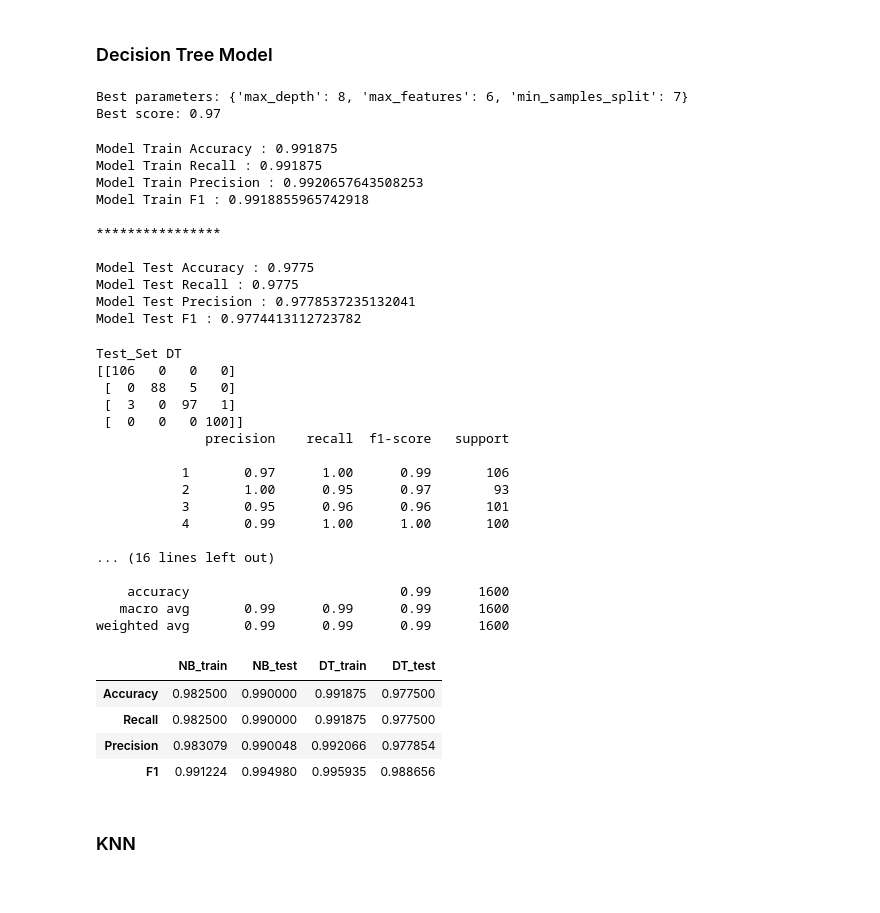
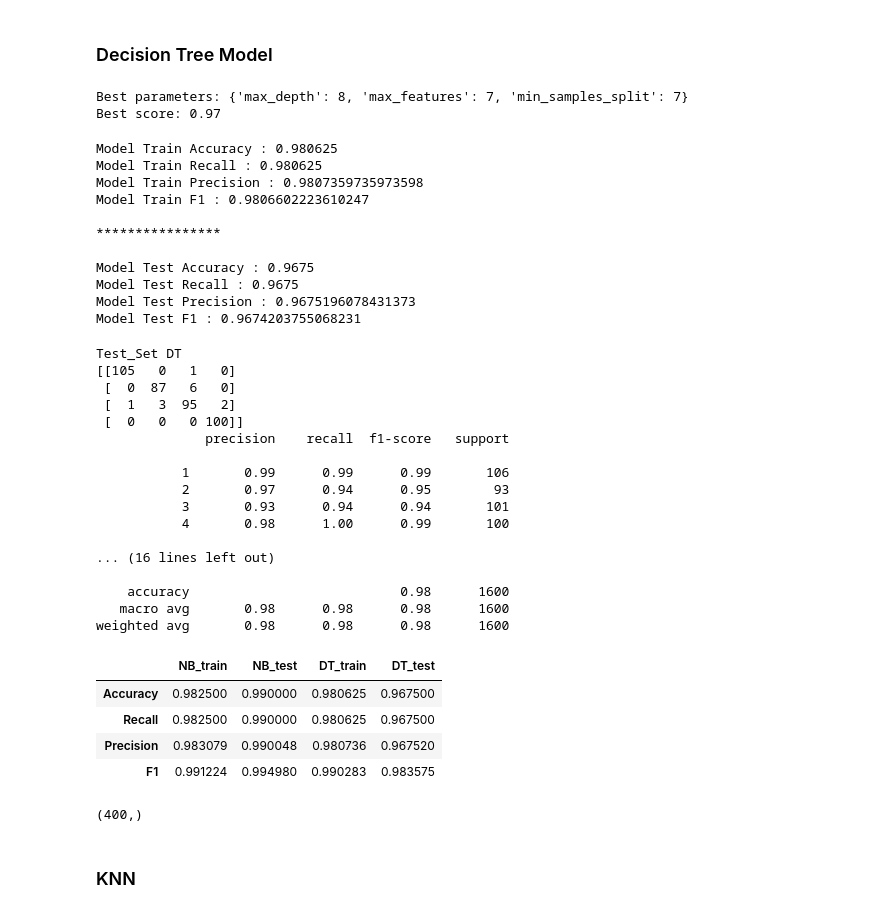
Before and after one commit to EmincanY/Machine-Learning, a Jupyter notebook: Dojo-Projects/4-wifiRoomPredictions.ipynb, the cells around one changed output. Drawn from its saved outputs; the diff is of its cells as text; code cells hidden in the pictures.

```diff
--- a/Dojo-Projects/4-wifiRoomPredictions.ipynb
+++ b/Dojo-Projects/4-wifiRoomPredictions.ipynb
@@ -57,7 +57,7 @@ sns.heatmap(df.corr(numeric_only=True) , annot= True);
 # %% [markdown]
 # Utils
 # %%
-from sklearn.metrics import accuracy_score, f1_score, precision_score, recall_score , confusion_matrix, classification_report, mean_absolute_error, mean_squared_error, r2_score
+from sklearn.metrics import accuracy_score, f1_score, precision_score, recall_score , confusion_matrix, classification_report, mean_absolute_error, mean_squared_error, r2_score , roc_auc_score
 from sklearn.model_selection import train_test_split
 from sklearn.model_selection import GridSearchCV , RandomizedSearchCV
 
@@ -131,6 +131,15 @@ class fonks:
         print(f'{name} Test Recall : {recall_score(y_test, y_pred, average="weighted")}')
         print(f'{name} Test Precision : {precision_score(y_test , y_pred, average="weighted")}')
         print(f'{name} Test F1 : {f1_score(y_test , y_pred, average="weighted")}')
+
+    def get_f1_score(y_true, y_pred , name='Model'):
+        return f1_score(y_true , y_pred , average="weighted")
+
+    def get_recall(y_true, y_pred , name='Model'):
+        return recall_score(y_true, y_pred, average="weighted")
+
+    def get_roc_auc(y_true, y_pred , name='Model'):
+        return roc_auc_score(y_true, y_pred, average="weighted")
 
 
 
@@ -301,10 +321,10 @@ dt_grid.fit(X_train , y_train)
 print(f'Best parameters: {dt_grid.best_params_}')
 print(f'Best score: {dt_grid.best_score_:.2f}')
 # %% [output]
-Best parameters: {'max_depth': 8, 'max_features': 6, 'min_samples_split': 7}
+Best parameters: {'max_depth': 8, 'max_features': 7, 'min_samples_split': 7}
 Best score: 0.97
 # %%
-dt = DecisionTreeClassifier(max_depth= 8 , max_features= 6 , min_samples_split= 4)
+dt = DecisionTreeClassifier(max_depth= 6 , max_features= 5 , min_samples_split= 4)
 dt.fit(X_train, y_train)
 
 dt_train_pred = dt.predict(X_train)
@@ -312,47 +332,56 @@ dt_pred = dt.predict(X_test)
 
 fonks.simple_scores(y_train, dt_train_pred , y_test , dt_pred)
 # %% [output]
-Model Train Accuracy : 0.991875
-Model Train Recall : 0.991875
-Model Train Precision : 0.9920657643508253
-Model Train F1 : 0.9918855965742918
+Model Train Accuracy : 0.980625
+Model Train Recall : 0.980625
+Model Train Precision : 0.9807359735973598
+Model Train F1 : 0.9806602223610247
 
 ****************
 
-Model Test Accuracy : 0.9775
-Model Test Recall : 0.9775
-Model Test Precision : 0.9778537235132041
-Model Test F1 : 0.9774413112723782
+Model Test Accuracy : 0.9675
+Model Test Recall : 0.9675
+Model Test Precision : 0.9675196078431373
+Model Test F1 : 0.9674203755068231
 # %%
 fonks.eval_metric(y_train, dt_train_pred , y_test , dt_pred , 'DT')
 # %% [output]
 Test_Set DT
-[[106   0   0   0]
- [  0  88   5   0]
- [  3   0  97   1]
+[[105   0   1   0]
+ [  0  87   6   0]
+ [  1   3  95   2]
  [  0   0   0 100]]
               precision    recall  f1-score   support
 
-           1       0.97      1.00      0.99       106
-           2       1.00      0.95      0.97        93
-           3       0.95      0.96      0.96       101
-           4       0.99      1.00      1.00       100
+           1       0.99      0.99      0.99       106
+           2       0.97      0.94      0.95        93
+           3       0.93      0.94      0.94       101
+           4       0.98      1.00      0.99       100
 
 ... (16 lines left out)
 
-    accuracy                           0.99      1600
-   macro avg       0.99      0.99      0.99      1600
-weighted avg       0.99      0.99      0.99      1600
+    accuracy                           0.98      1600
+   macro avg       0.98      0.98      0.98      1600
+weighted avg       0.98      0.98      0.98      1600
 # %%
+dt_f1 = fonks.get_f1_score(y_test , dt_pred , "DT")
+dt_recall = fonks.get_recall(y_test , dt_pred , "DT")
+# dt_rocauc = fonks.get_roc_auc(y_test , dt_pred , "DT")
+# dt_rocauc = roc_auc_score(np.array(y_test.values), dt_pred, multi_class='ovr' , average='micro')
+
 dt_df = fonks.train_test_df(y_train, dt_train_pred , y_test , dt_pred , 'DT')
 all_df = pd.concat([nb_df , dt_df] , axis = 1)
 all_df
 # %% [output]
 |  | NB_train | NB_test | DT_train | DT_test |
-| Accuracy | 0.982500 | 0.990000 | 0.991875 | 0.977500 |
-| Recall | 0.982500 | 0.990000 | 0.991875 | 0.977500 |
-| Precision | 0.983079 | 0.990048 | 0.992066 | 0.977854 |
-| F1 | 0.991224 | 0.994980 | 0.995935 | 0.988656 |
+| Accuracy | 0.982500 | 0.990000 | 0.980625 | 0.967500 |
+| Recall | 0.982500 | 0.990000 | 0.980625 | 0.967500 |
+| Precision | 0.983079 | 0.990048 | 0.980736 | 0.967520 |
+| F1 | 0.991224 | 0.994980 | 0.990283 | 0.983575 |
+# %%
+np.array(dt_pred).shape
+# %% [output]
+(400,)
 # %% [markdown]
 ### KNN
 # %%
```
Also changed, not shown: parts of 35 cells of this notebook.
